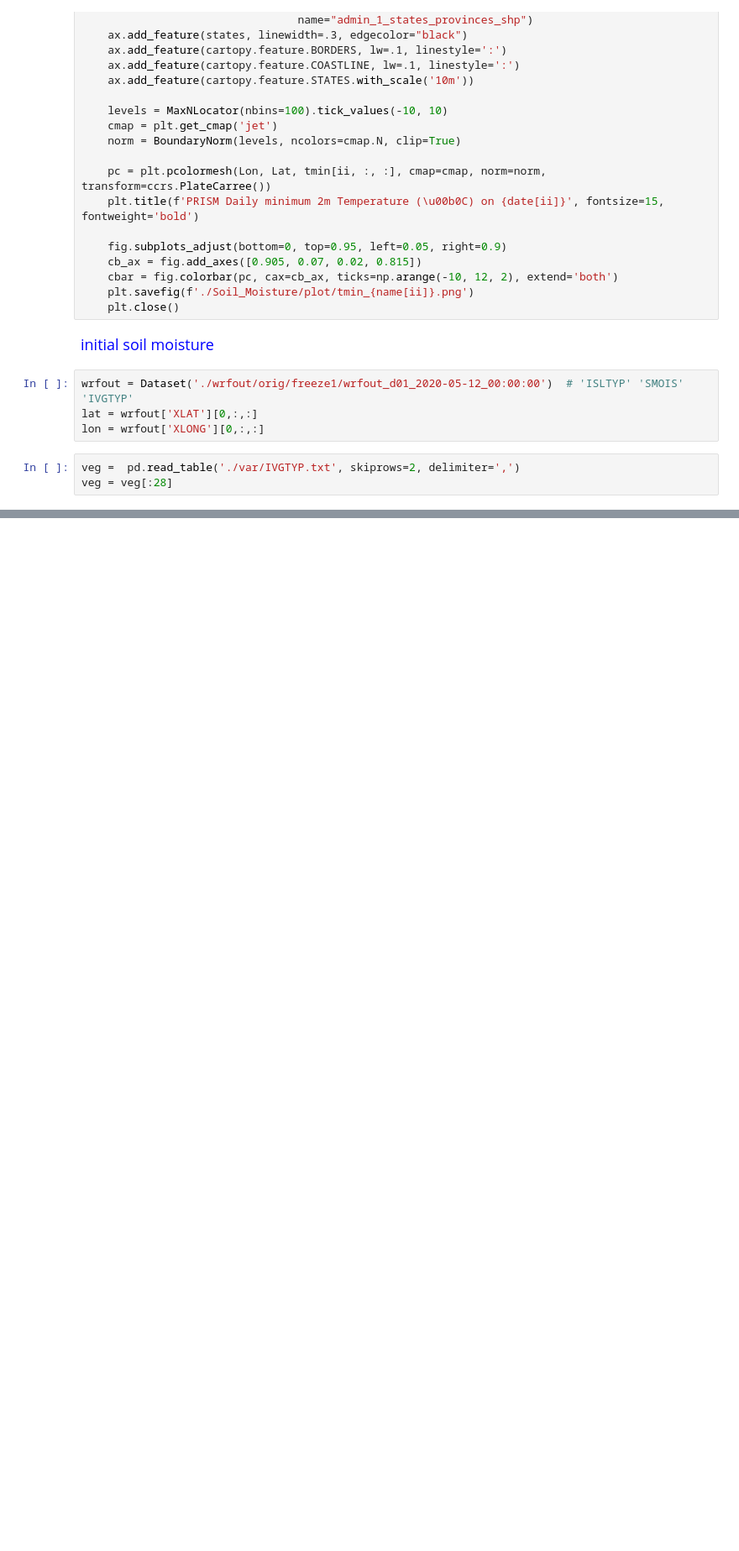
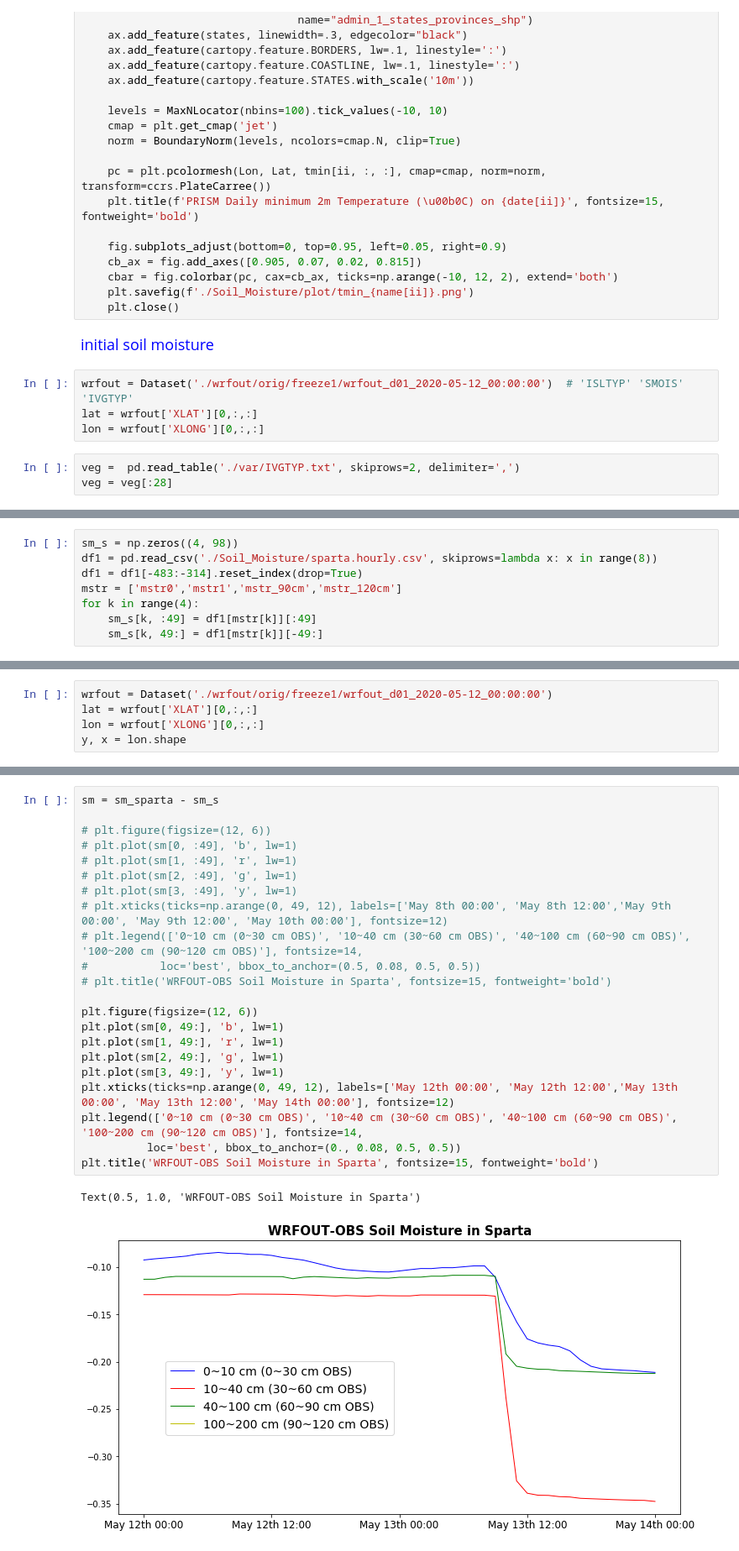
Before and after one commit to Diane1306/ERA5_PRISM, a Jupyter notebook: Soil_Moisture.ipynb, the cells around one changed output, grey strips where cells are left out. Shown at 84% size. Saved outputs shown, nothing was run; the diff lists cells and outputs as text; blank space fills up the shorter version.

```diff
--- a/Soil_Moisture.ipynb
+++ b/Soil_Moisture.ipynb
@@ -352,0 +356,8 @@ plt.savefig('./Soil_Moisture/plot/sm_100200cm.png')
+# %%
+sm_s = np.zeros((4, 98))
+df1 = pd.read_csv('./Soil_Moisture/sparta.hourly.csv', skiprows=lambda x: x in range(8))
+df1 = df1[-483:-314].reset_index(drop=True)
+mstr = ['mstr0','mstr1','mstr_90cm','mstr_120cm']
+for k in range(4):
+    sm_s[k, :49] = df1[mstr[k]][:49]
+    sm_s[k, 49:] = df1[mstr[k]][-49:]
@@ -352,0 +372,5 @@ plt.savefig('./Soil_Moisture/plot/sm_100200cm.png')
+# %%
+wrfout = Dataset('./wrfout/orig/freeze1/wrfout_d01_2020-05-12_00:00:00')
+lat = wrfout['XLAT'][0,:,:]
+lon = wrfout['XLONG'][0,:,:]
+y, x = lon.shape
@@ -352,0 +447,25 @@ plt.savefig('./Soil_Moisture/plot/sm_100200cm.png')
+# %%
+sm = sm_sparta - sm_s
+
+# plt.figure(figsize=(12, 6))
+# plt.plot(sm[0, :49], 'b', lw=1)
+# plt.plot(sm[1, :49], 'r', lw=1)
+# plt.plot(sm[2, :49], 'g', lw=1)
+# plt.plot(sm[3, :49], 'y', lw=1)
+# plt.xticks(ticks=np.arange(0, 49, 12), labels=['May 8th 00:00', 'May 8th 12:00','May 9th 00:00', 'May 9th 12:00', 'May 10th 00:00'], fontsize=12)
+# plt.legend(['0~10 cm (0~30 cm OBS)', '10~40 cm (30~60 cm OBS)', '40~100 cm (60~90 cm OBS)', '100~200 cm (90~120 cm OBS)'], fontsize=14,
+#           loc='best', bbox_to_anchor=(0.5, 0.08, 0.5, 0.5))
+# plt.title('WRFOUT-OBS Soil Moisture in Sparta', fontsize=15, fontweight='bold')
+
+plt.figure(figsize=(12, 6))
+plt.plot(sm[0, 49:], 'b', lw=1)
+plt.plot(sm[1, 49:], 'r', lw=1)
+plt.plot(sm[2, 49:], 'g', lw=1)
+plt.plot(sm[3, 49:], 'y', lw=1)
+plt.xticks(ticks=np.arange(0, 49, 12), labels=['May 12th 00:00', 'May 12th 12:00','May 13th 00:00', 'May 13th 12:00', 'May 14th 00:00'], fontsize=12)
+plt.legend(['0~10 cm (0~30 cm OBS)', '10~40 cm (30~60 cm OBS)', '40~100 cm (60~90 cm OBS)', '100~200 cm (90~120 cm OBS)'], fontsize=14,
+          loc='best', bbox_to_anchor=(0., 0.08, 0.5, 0.5))
+plt.title('WRFOUT-OBS Soil Moisture in Sparta', fontsize=15, fontweight='bold')
+# %% [output]
+Text(0.5, 1.0, 'WRFOUT-OBS Soil Moisture in Sparta')
+[figure, added]
```
Also changed, not shown: parts of 10 cells of this notebook, 2 other files.
